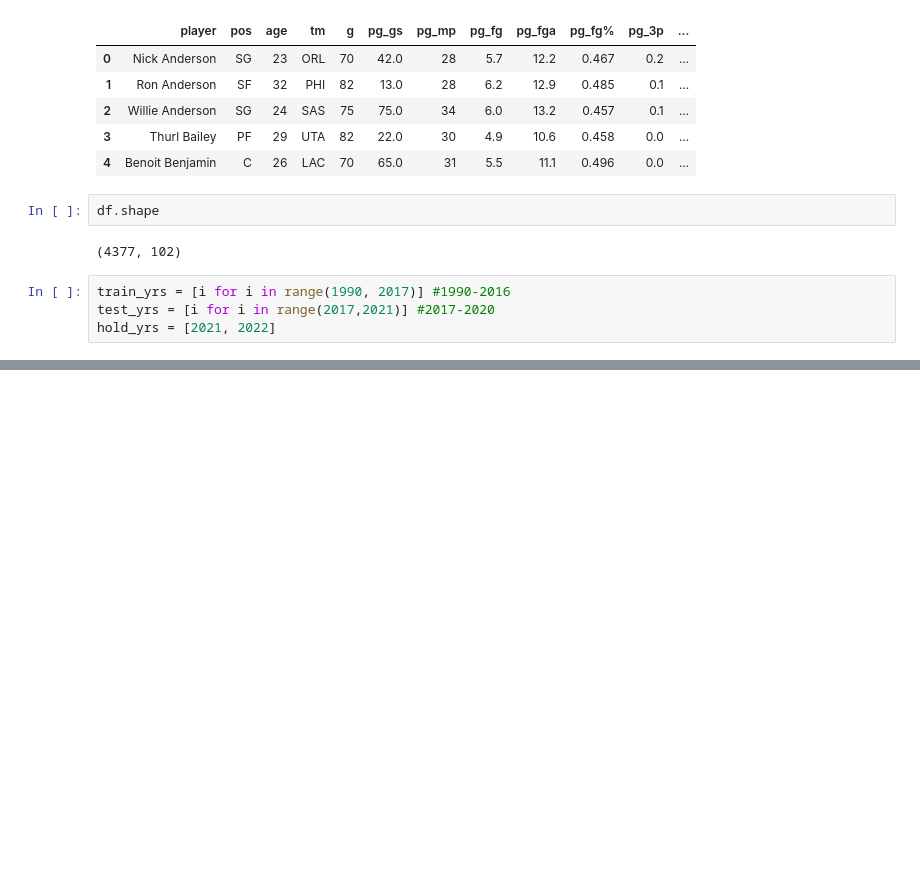
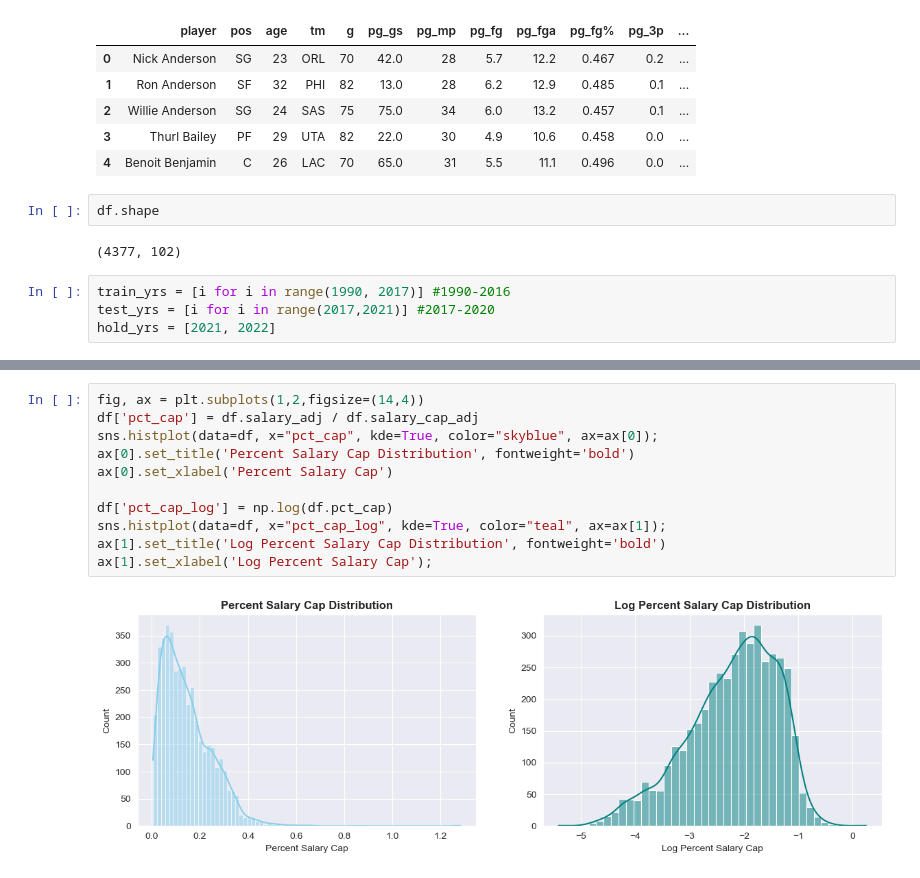
Before and after one commit to farahmalik11/DSI508_Capstone, a Jupyter notebook: code/05_Data_Modeling_II.ipynb, the cells around one changed output, grey strips where cells are left out. Drawn from its saved outputs; the diff is of its cells as text; blank space fills up the shorter version.

```diff
--- a/code/05_Data_Modeling_II.ipynb
+++ b/code/05_Data_Modeling_II.ipynb
@@ -106,0 +93,13 @@ feats_updated = ['overall_qual', 'year_built', 'year_remod', 'total_bsmt_sf', 'g
+# %%
+fig, ax = plt.subplots(1,2,figsize=(14,4))
+df['pct_cap'] = df.salary_adj / df.salary_cap_adj
+sns.histplot(data=df, x="pct_cap", kde=True, color="skyblue", ax=ax[0]);
+ax[0].set_title('Percent Salary Cap Distribution', fontweight='bold')
+ax[0].set_xlabel('Percent Salary Cap')
+
+df['pct_cap_log'] = np.log(df.pct_cap)
+sns.histplot(data=df, x="pct_cap_log", kde=True, color="teal", ax=ax[1]);
+ax[1].set_title('Log Percent Salary Cap Distribution', fontweight='bold')
+ax[1].set_xlabel('Log Percent Salary Cap');
+# %% [output]
+[figure, added]
```
Also changed, not shown: parts of 81 cells of this notebook, 1 other file.
